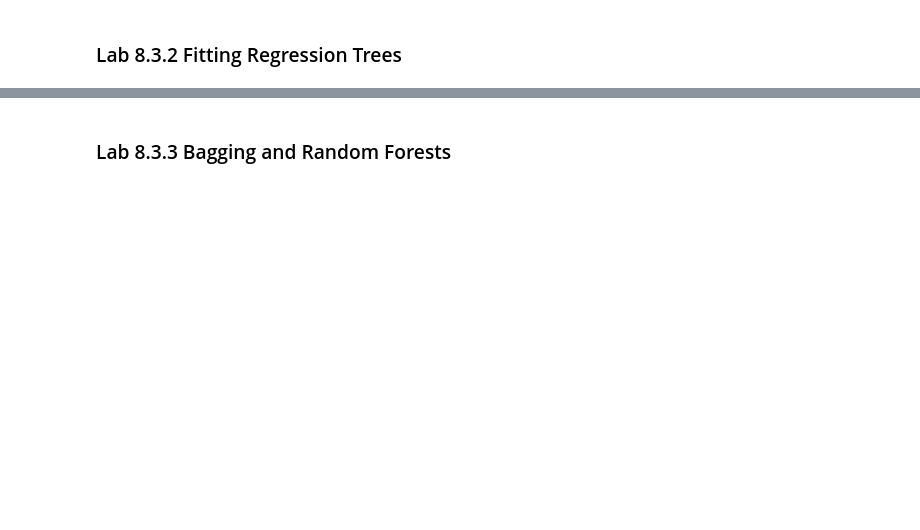
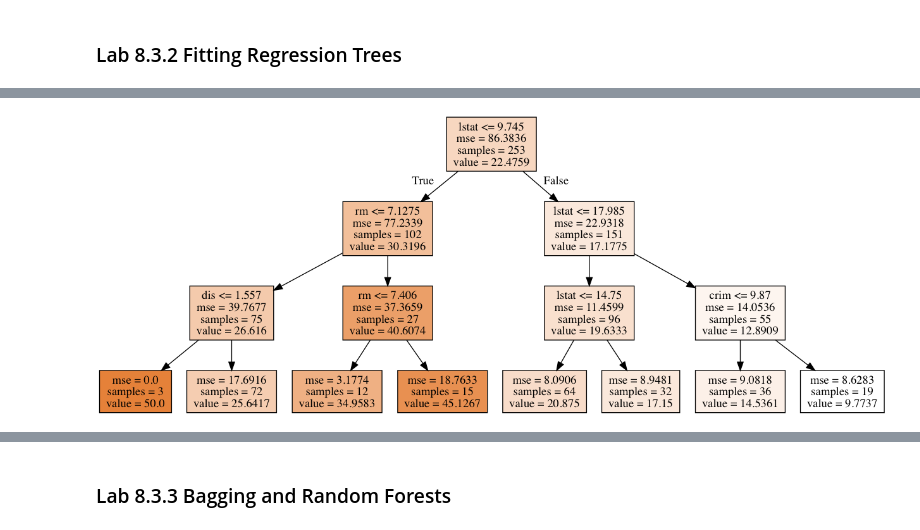
Before and after one commit to 0liu/ISLR, a Jupyter notebook: Chapter 8 Tree-Based Methods.ipynb, the cells around one changed output, grey strips where cells are left out. Saved outputs shown, nothing was run; the diff lists cells and outputs as text; code cells hidden in the pictures; blank space fills up the shorter version.

```diff
--- a/Chapter 8 Tree-Based Methods.ipynb
+++ b/Chapter 8 Tree-Based Methods.ipynb
@@ -47,3 +135,9 @@ mpl.style.use('ggplot')
 <a id='lab-8.3.2'></a>
 # %% [markdown]
 ### Lab 8.3.2 Fitting Regression Trees
+# %%
+# wage dataset is in R ISLR package
+mass = importr('MASS')
+boston_rdf = rdata(mass).fetch('Boston')['Boston']
+boston = pandas2ri.ri2py(boston_rdf)
+display(boston.head(5))
@@ -49,0 +151,14 @@ mpl.style.use('ggplot')
+# %%
+# Tree regression and prediction
+X = boston.drop('medv', axis=1)
+y = boston['medv']
+X_train, X_test, y_train, y_test = train_test_split(X, y, train_size=0.5, random_state=12)
+tree_regr = DecisionTreeRegressor(max_depth=3)  # No pruning in scikit-learn
+tree_regr.fit(X_train, y_train)
+
+# Visualization
+dot_data = export_graphviz(tree_regr, out_file=None, feature_names=X.columns, filled=True)
+graph = pydotplus.graph_from_dot_data(dot_data)
+Image(graph.create_png(), width=2000)
+# %% [output]
+[figure, added]
```
Also changed, not shown: parts of 18 cells of this notebook.
